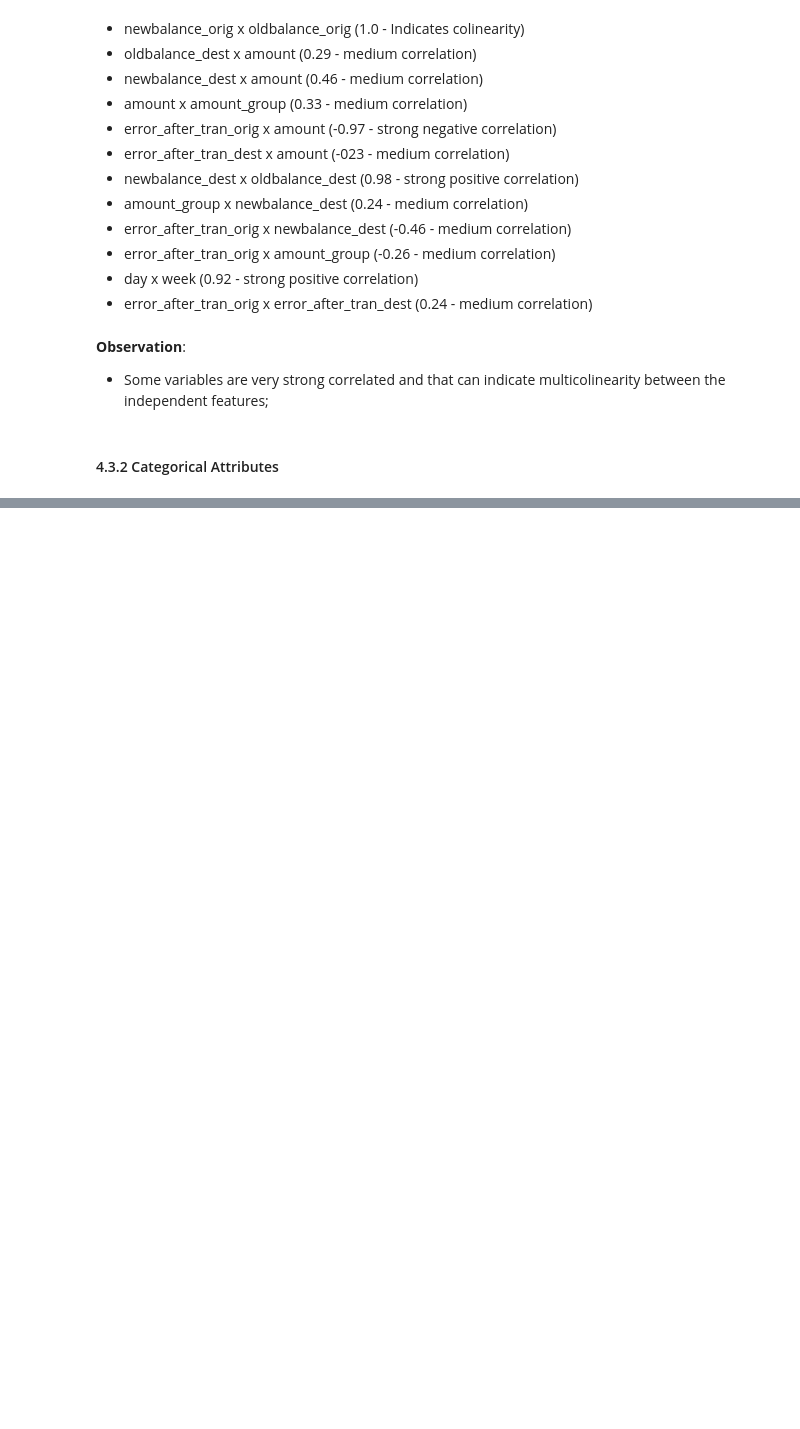
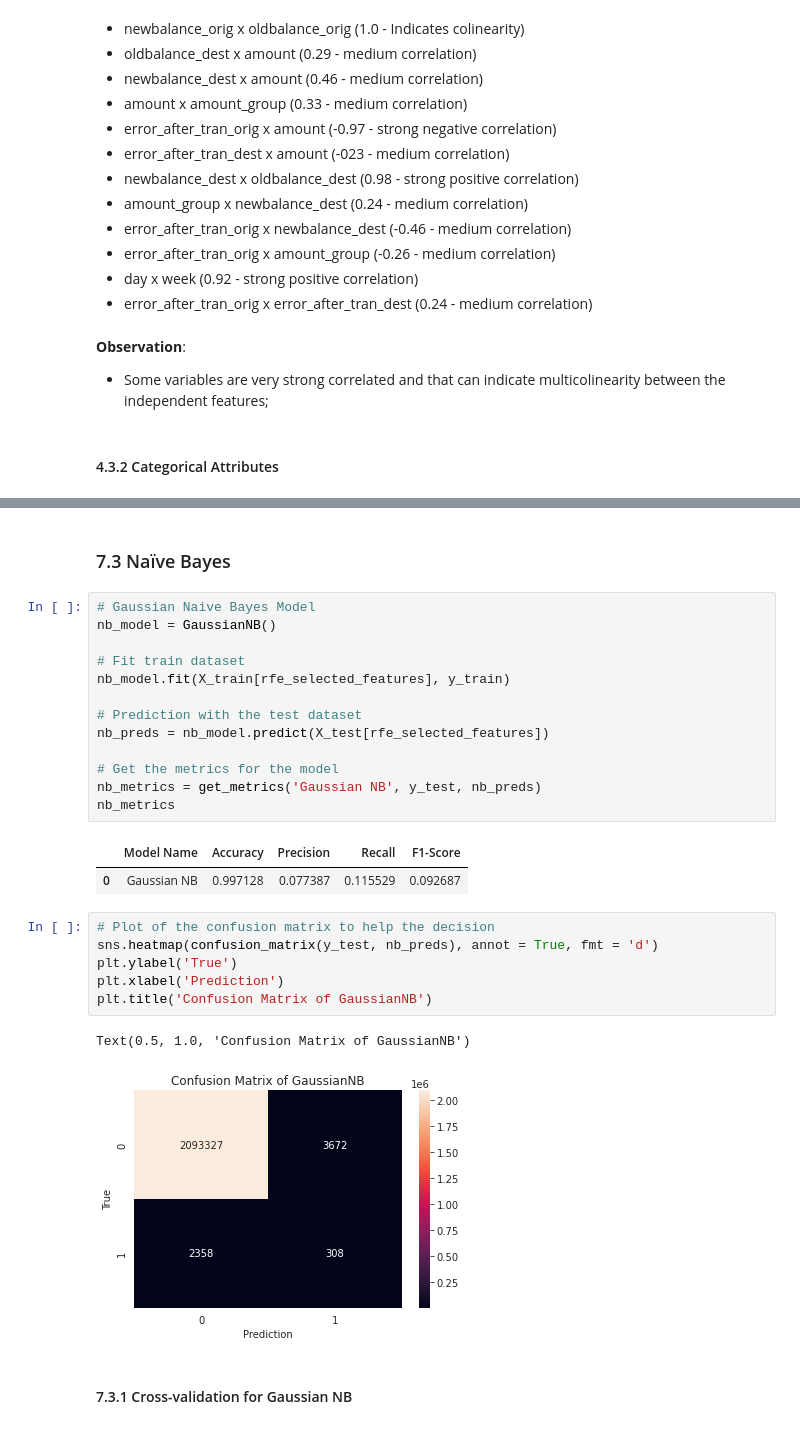
Before and after one commit to jooaobrum/blocker-fraud-company, a Jupyter notebook: notebooks/blocker_fraud_company.ipynb, the cells around one changed output, grey strips where cells are left out. Saved outputs shown, nothing was run; the diff lists cells and outputs as text; blank space fills up the shorter version.

```diff
--- a/notebooks/blocker_fraud_company.ipynb
+++ b/notebooks/blocker_fraud_company.ipynb
@@ -926,0 +1311,29 @@ The categoerical features does not have information with exception of type.
+# %% [markdown]
+### 7.3 Naïve Bayes
+# %%
+# Gaussian Naive Bayes Model
+nb_model = GaussianNB()
+
+# Fit train dataset
+nb_model.fit(X_train[rfe_selected_features], y_train)
+
+# Prediction with the test dataset
+nb_preds = nb_model.predict(X_test[rfe_selected_features])
+
+# Get the metrics for the model
+nb_metrics = get_metrics('Gaussian NB', y_test, nb_preds)
+nb_metrics
+# %% [output]
+|  | Model Name | Accuracy | Precision | Recall | F1-Score |
+| 0 | Gaussian NB | 0.997128 | 0.077387 | 0.115529 | 0.092687 |
+# %%
+# Plot of the confusion matrix to help the decision
+sns.heatmap(confusion_matrix(y_test, nb_preds), annot = True, fmt = 'd')
+plt.ylabel('True')
+plt.xlabel('Prediction')
+plt.title('Confusion Matrix of GaussianNB')
+# %% [output]
+Text(0.5, 1.0, 'Confusion Matrix of GaussianNB')
+[figure, added]
+# %% [markdown]
+#### 7.3.1 Cross-validation for Gaussian NB
```
Also changed, not shown: parts of 121 cells of this notebook.
